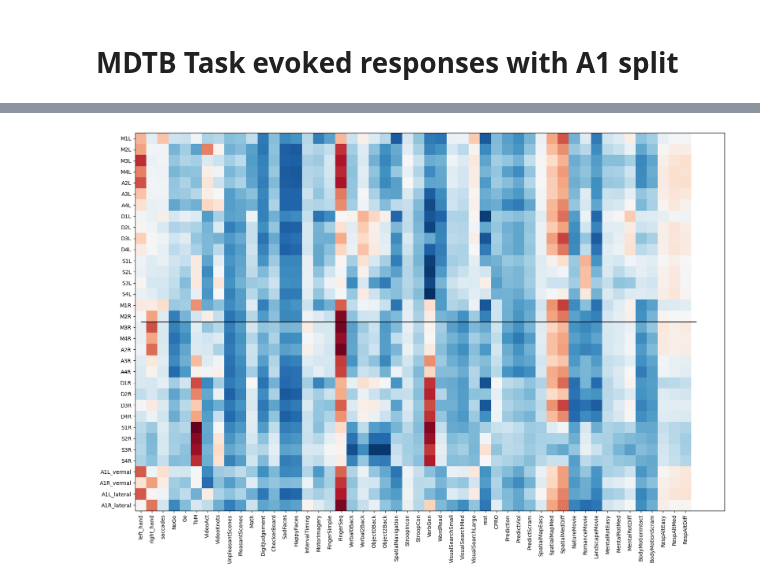
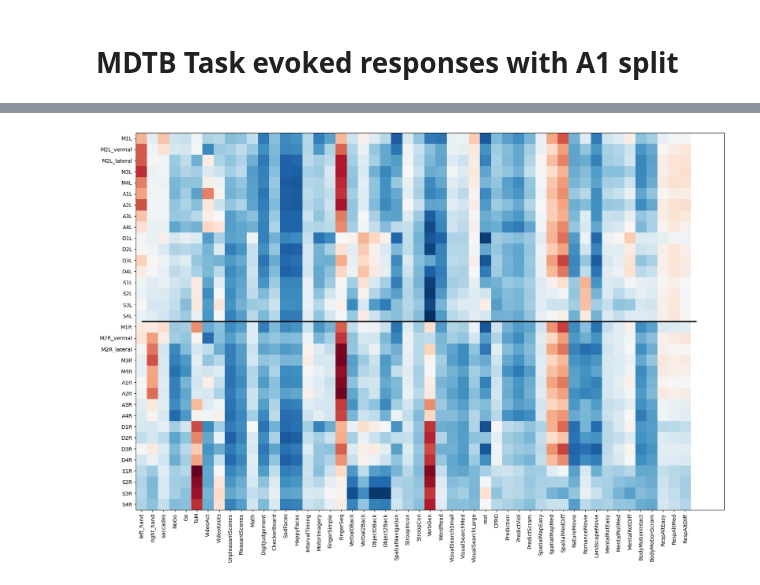
Before and after one commit to DiedrichsenLab/ProbabilisticParcellation, a Jupyter notebook: notebooks/atlas_paper/tongue.ipynb, the cells around one changed output, grey strips where cells are left out. Saved outputs shown, nothing was run; the diff lists cells and outputs as text; code cells hidden in the pictures.

```diff
--- a/notebooks/atlas_paper/tongue.ipynb
+++ b/notebooks/atlas_paper/tongue.ipynb
@@ -376,0 +144,4 @@ plt.savefig(ut.figure_dir + 'Nishimoto_vermal_lateral.png', dpi=300)
+# %%
+Data_all_mdtb, regions_orig = fm.load_profiles(
+    file=f"NettekovenSym32_profile_group_A1split", regions=regions_all)
+Data_all_mdtb.head()
@@ -377,38 +173,51 @@ plt.savefig(ut.figure_dir + 'Nishimoto_vermal_lateral.png', dpi=300)
+# %%
+# Drop the old M2L and M2R
+Data_all_mdtb = Data_all_mdtb.drop(columns=['M2L'])
+Data_all_mdtb = Data_all_mdtb.drop(columns=['M2R'])
+# Rename A1L_vermal to M2L_vermal and A1R_vermal to M2R_vermal
+regions_vl_old = ['A1L_vermal', 'A1L_lateral', 'A1R_vermal', 'A1R_lateral']
+regions_vl_new = ['M2L_vermal', 'M2L_lateral', 'M2R_vermal', 'M2R_lateral']
+swap_labels_vl = dict(zip(regions_vl_old, regions_vl_new))
+Data_all_mdtb = Data_all_mdtb.rename(
+    columns=swap_labels_vl)
+regions_new = Data_all_mdtb.columns.tolist()
+regions_new.remove('condition')
 # %%
-regions_split = deepcopy(regions)
-regions_split.remove('A1L')
-regions_split.remove('A1R')
-regions_split = regions_split + regions_v
-Data_v, regions_split = fm.load_profiles(
-    file=f"NettekovenSym32_profile_group_A1split", regions=regions_split)
+
+
 tags = fm.load_features()
-tags_individ = fm.subject_features(tags, Data_v)
-task_matrix, task_codes = fm.task_indicator(Data_v)
+tags_individ = fm.subject_features(tags, Data_all_mdtb)
+task_matrix, task_codes = fm.task_indicator(Data_all_mdtb)
 tags_task = np.concatenate(
     (tags_individ.T.to_numpy(), task_matrix), axis=1)
 
-Data_norm, tags_norm = fm.normalize(Data_v[regions_split], tags_task)
+Data_norm_all, tags_norm = fm.normalize(Data_all_mdtb[regions_new], tags_task)
 
 # Ridge regression
-R2, features = ridgeFit(Data_norm.to_numpy(), tags_norm,
+R2, features = ridgeFit(Data_norm_all.to_numpy(), tags_norm,
                         fit_intercept=False, voxel_wise=False, alpha=1.0)
 
 
 # Make dataframe
 Features = pd.DataFrame(features.T, columns=[
-    'left_hand', 'right_hand', 'saccades'] + list(task_codes.keys()), index=regions_split)
+    'left_hand', 'right_hand', 'saccades'] + list(task_codes.keys()), index=regions_new)
+
+# Reorder columns
+regions_ordered = ['M1L', 'M2L_vermal', 'M2L_lateral', 'M3L', 'M4L', 'A1L', 'A2L', 'A3L', 'A4L', 'D1L', 'D2L', 'D3L', 'D4L', 'S1L', 'S2L', 'S3L',
+                'S4L', 'M1R', 'M2R_vermal', 'M2R_lateral', 'M3R', 'M4R', 'A1R', 'A2R', 'A3R', 'A4R', 'D1R', 'D2R', 'D3R', 'D4R', 'S1R', 'S2R', 'S3R', 'S4R']
+Features = Features.reindex(regions_ordered)
 
 # Plot
 cmap = plt.get_cmap('RdBu_r')
 plt.figure(figsize=(20, 20))
 plt.imshow(Features, cmap=cmap)
-plt.yticks(np.arange(len(regions_split)), regions_split)
-plt.xticks(np.arange(len(Features.columns.tolist())),
-           Features.columns.tolist(), rotation=90)
-
+ylabels = regions_ordered
+xlabels = Features.columns.tolist()
+plt.yticks(np.arange(len(ylabels)), ylabels)
+plt.xticks(np.arange(len(xlabels)), xlabels, rotation=90)
 # Plot a horizontal line in the middle
-plt.hlines(len(regions_split) / 2 - 0.5, 0,
-           len(Features.columns.tolist()), color='black', linewidth=2)
+plt.hlines(len(ylabels) / 2 - 0.5, 0,
+              len(xlabels), color='black', linewidth=2)
 plt.savefig(ut.figure_dir + 'Features_vermal_lateral.png', dpi=300)
 # %% [output]
-[figure, old version]
+[figure, new version]
```
Also changed, not shown: parts of 28 cells of this notebook.
